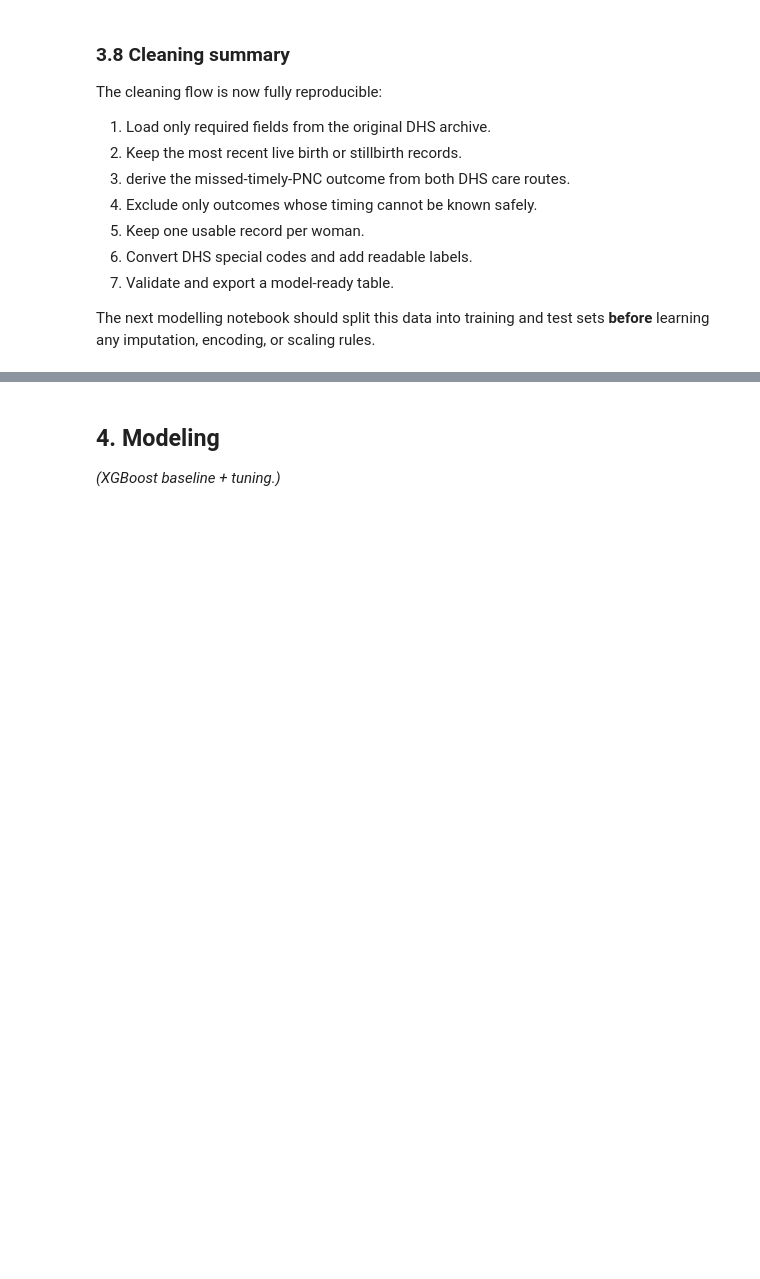
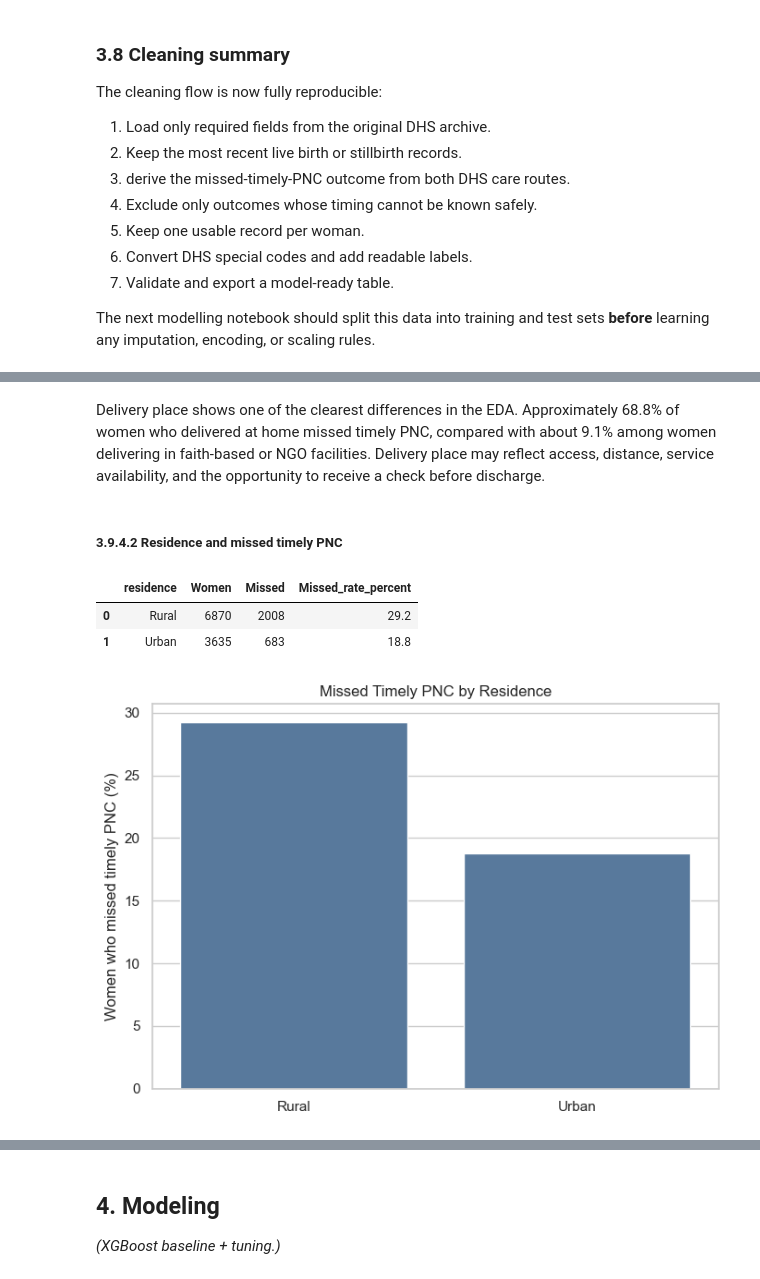
Before and after one commit to dr-baridiminer/Maternal_Health_PNC_Risk_Stratification_Capstone, a Jupyter notebook: notebooks/00_full_project.ipynb, the cells around one changed output, grey strips where cells are left out. Saved outputs shown, nothing was run; the diff lists cells and outputs as text; code cells hidden in the pictures; blank space fills up the shorter version.

```diff
--- a/notebooks/00_full_project.ipynb
+++ b/notebooks/00_full_project.ipynb
@@ -748,0 +998,23 @@ The next modelling notebook should split this data into training and test sets *
+# %% [markdown]
+
+
+Delivery place shows one of the clearest differences in the EDA. Approximately 68.8% of women who delivered at home missed timely PNC, compared with about 9.1% among women delivering in faith-based or NGO facilities. Delivery place may reflect access, distance, service availability, and the opportunity to receive a check before discharge.
+# %% [markdown]
+##### 3.9.4.2 Residence and missed timely PNC
+# %%
+# Missed timely PNC by residence
+residence_rates = missed_pnc_rate(eda_df, "residence")
+display(residence_rates[["residence", "Women", "Missed", "Missed_rate_percent"]].round(1))
+
+plt.figure(figsize=(7, 5))
+ax = sns.barplot(data=residence_rates, x="residence", y="Missed_rate_percent", color="#4C78A8")
+plt.title("Missed Timely PNC by Residence")
+plt.xlabel("")
+plt.ylabel("Women who missed timely PNC (%)")
+plt.tight_layout()
+plt.show()
+# %% [output]
+|  | residence | Women | Missed | Missed_rate_percent |
+| 0 | Rural | 6870 | 2008 | 29.2 |
+| 1 | Urban | 3635 | 683 | 18.8 |
+[figure, added]
```
Also changed, not shown: parts of 47 cells of this notebook.
